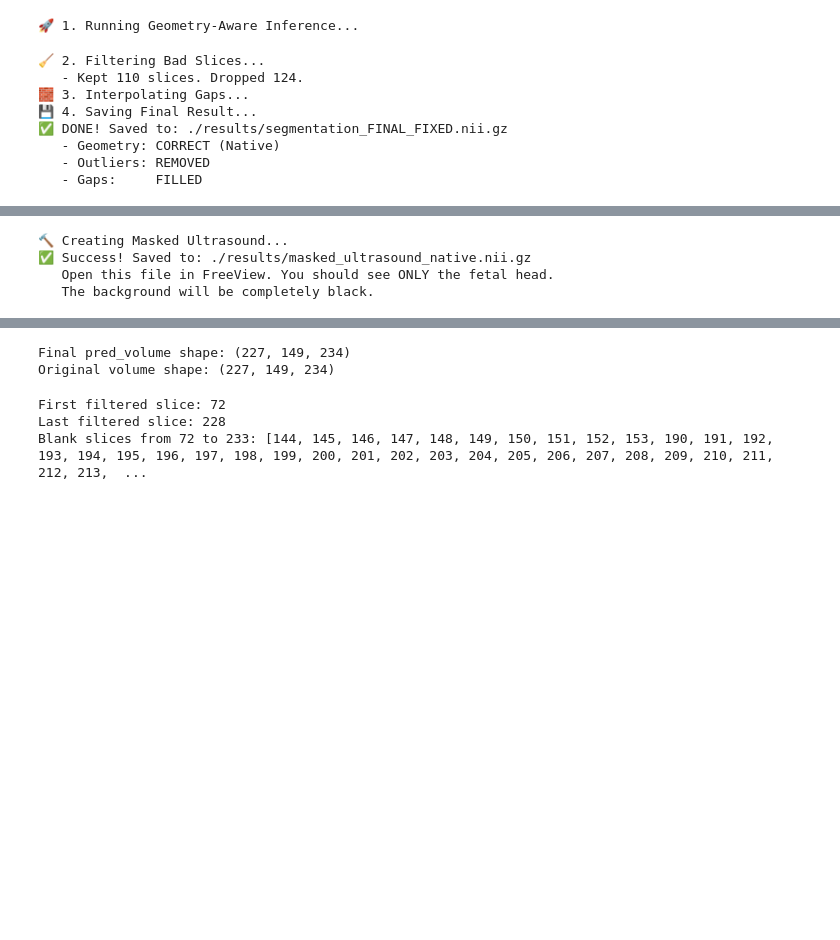
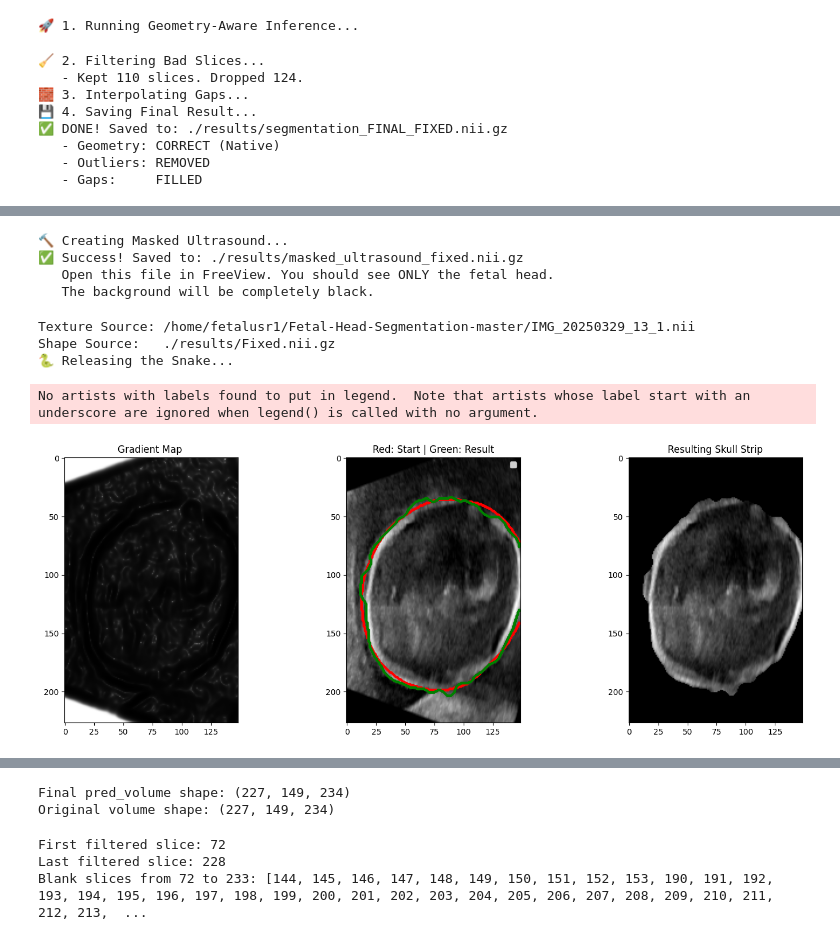
Before and after one commit to AnoushkaDuggal/Fetal-brain-US, a Jupyter notebook: EndToEndPipelaine.ipynb, the cells around one changed output, grey strips where cells are left out. Saved outputs shown, nothing was run; the diff lists cells and outputs as text; code cells hidden in the pictures; blank space fills up the shorter version.

Commit message:
Skull stripping

```diff
--- a/EndToEndPipelaine.ipynb
+++ b/EndToEndPipelaine.ipynb
@@ -664,9 +616,9 @@ import os
 # The original raw ultrasound
 original_nii_path = image_path
 # The geometry-corrected binary mask you just created
-mask_nii_path = "./results/segmentationd_native_fixed.nii.gz"
+mask_nii_path = "./results/Fixed.nii.gz"
 # Output filename
-output_path = "./results/masked_ultrasound_native.nii.gz"
+output_path = "./results/masked_ultrasound_fixed.nii.gz"
 
 print(f"🔨 Creating Masked Ultrasound...")
 
@@ -700,6 +652,75 @@ print("   Open this file in FreeView. You should see ONLY the fetal head.")
 print("   The background will be completely black.")
 # %% [output]
 🔨 Creating Masked Ultrasound...
-✅ Success! Saved to: ./results/masked_ultrasound_native.nii.gz
+✅ Success! Saved to: ./results/masked_ultrasound_fixed.nii.gz
    Open this file in FreeView. You should see ONLY the fetal head.
    The background will be completely black.
+# %%
+import numpy as np
+import matplotlib.pyplot as plt
+import nibabel as nib
+from skimage.segmentation import morphological_geodesic_active_contour, inverse_gaussian_gradient
+from skimage import img_as_float
+
+# 1. DEFINE PATHS
+orig_path = image_path
+mask_path = "./results/Fixed.nii.gz"
+
+print(f"Texture Source: {orig_path}")
+print(f"Shape Source:   {mask_path}")
+
+# 2. LOAD DATA
+orig_vol = nib.load(orig_path).get_fdata()
+mask_vol = nib.load(mask_path).get_fdata()
+
+# 3. SELECT A SLICE (Middle of the brain)
+z_idx = orig_vol.shape[2] // 2
+img_slice = orig_vol[:, :, z_idx]
+mask_slice = mask_vol[:, :, z_idx]
+
+# 4. PREPARE GRADIENT ("Force Field")
+image_float = img_as_float(img_slice)
+# Calculate inverse gradient so edges are close to 0
+gimage = inverse_gaussian_gradient(image_float, alpha=100.0, sigma=2.0)
+
+# 5. RUN THE SNAKE
+print("🐍 Releasing the Snake...")
+init_ls = mask_slice.copy()
+
+ls = morphological_geodesic_active_contour(
+    gimage,
+    num_iter=30,         # <--- CHANGED FROM 'iterations' TO 'num_iter'
+    init_level_set=init_ls,
+    smoothing=3,         # Stiffness (Higher = bridges gaps better)
+    threshold=0.5,       # Edge sensitivity
+    balloon=-1           # Direction: -1 means SHRINK (Inwards)
+)
+
+# 6. VISUALIZE
+fig, ax = plt.subplots(1, 3, figsize=(18, 6))
+
+# A. The "Force Field"
+ax[0].imshow(gimage, cmap='gray')
+ax[0].set_title("Gradient Map ")
+
+# B. The Evolution
+ax[1].imshow(img_slice, cmap='gray')
+ax[1].contour(mask_slice, colors='r', linewidths=2, label='Start (Outer)')
+ax[1].contour(ls, colors='g', linewidths=2, label='End (Inner)')
+ax[1].legend()
+ax[1].set_title("Red: Start | Green: Result")
+
+# C. The Result (Masked)
+final_masked = img_slice.copy()
+# The snake returns 1 for inside, 0 for outside
+final_masked[ls == 0] = 0
+ax[2].imshow(final_masked, cmap='gray')
+ax[2].set_title("Resulting Skull Strip")
+
+plt.show()
+# %% [output]
+Texture Source: /home/fetalusr1/Fetal-Head-Segmentation-master/IMG_20250329_13_1.nii
+Shape Source:   ./results/Fixed.nii.gz
+🐍 Releasing the Snake...
+No artists with labels found to put in legend.  Note that artists whose label start with an underscore are ignored when legend() is called with no argument.
+[figure, added]
```
Also changed, not shown: parts of 11 cells of this notebook.
